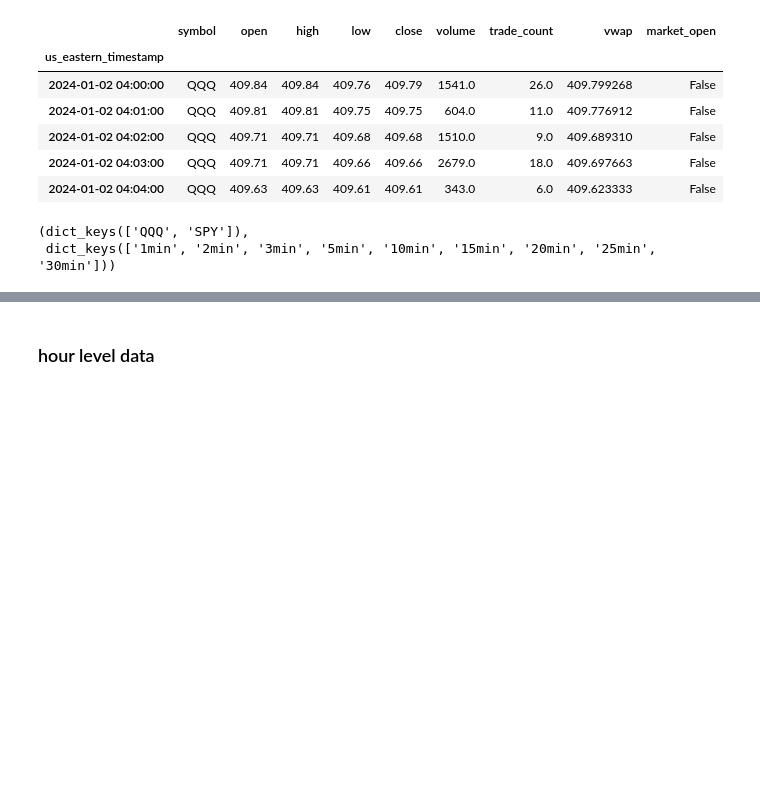
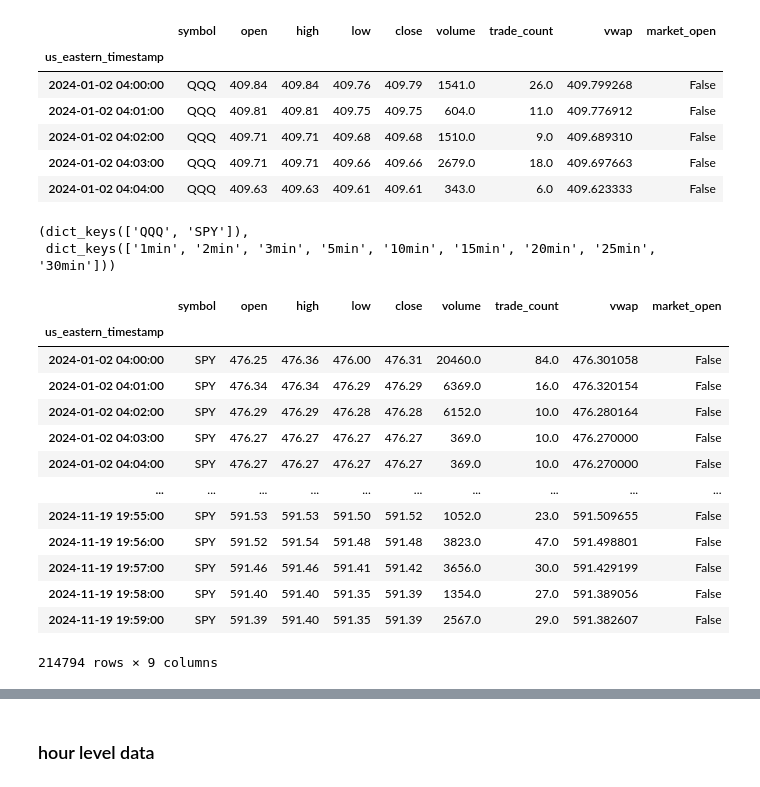
Before and after one commit to hub-Abhishek/AthenaInsights, a Jupyter notebook: notebooks/data_cleaning/data_prep.ipynb, the cells around one changed output, grey strips where cells are left out. Drawn from its saved outputs; the diff is of its cells as text; code cells hidden in the pictures; blank space fills up the shorter version.

Commit message:
corrected for missing minutes in resampled data

```diff
--- a/notebooks/data_cleaning/data_prep.ipynb
+++ b/notebooks/data_cleaning/data_prep.ipynb
@@ -16,5 +7,30 @@ def process_dataset(df, symbol, datasets=None):
 # %% [markdown]
 ### minute level data
+# %%
+def process_dataset_min(df, symbol, datasets=None):
+    df = df[df.symbol==symbol]
+
+    df_backup = df.copy()
+    df_backup = df_backup.reset_index()
+    df_backup['date'] = df_backup['us_eastern_timestamp'].dt.date
+    df_backup['hr'] = df_backup['us_eastern_timestamp'].dt.hour
+    df_backup['min'] = df_backup['us_eastern_timestamp'].dt.minute
+
+    if datasets is None:
+        datasets = {}
+
+    for dur in durations:
+        new_dataset = df.resample(dur).agg({'open': 'first', 'high': 'max', 'low': 'min', 'close': 'last', 'volume': 'sum', 'trade_count': 'sum', 'market_open': 'max'})
+        new_dataset = new_dataset.reset_index()
+
+        new_dataset['date'] = new_dataset['us_eastern_timestamp'].dt.date
+        new_dataset['hr'] = new_dataset['us_eastern_timestamp'].dt.hour
+        new_dataset['min'] = new_dataset['us_eastern_timestamp'].dt.minute
+
+        new_dataset = new_dataset.merge(df_backup[['date', 'hr', 'min']], on=['date', 'hr', 'min'])
+
+        datasets[dur] = new_dataset.set_index('us_eastern_timestamp').drop(columns=['date', 'hr', 'min']).copy()
+    return datasets
 # %%
 bucket_loc = 's3://sisyphus-general-bucket/AthenaInsights'
 data_folder = 'latest_data'
@@ -110,9 +126,26 @@ durations = ['2min', '3min', '5min', '10min', '15min', '20min', '25min', '30min'
 for sym in symbol:
     datasets[sym] = {}
     datasets[sym]['1min'] = df[df.symbol==sym].copy()
-    datasets[sym] = process_dataset(df, sym, datasets[sym])
+    datasets[sym] = process_dataset_min(df, sym, datasets[sym])
 # %%
 datasets.keys(), datasets['SPY'].keys()
 # %% [output]
 (dict_keys(['QQQ', 'SPY']),
  dict_keys(['1min', '2min', '3min', '5min', '10min', '15min', '20min', '25min', '30min']))
+# %%
+datasets['SPY']['1min']
+# %% [output]
+|  | symbol | open | high | low | close | volume | trade_count | vwap | market_open |
+| us_eastern_timestamp |  |  |  |  |  |  |  |  |  |
+| 2024-01-02 04:00:00 | SPY | 476.25 | 476.36 | 476.00 | 476.31 | 20460.0 | 84.0 | 476.301058 | False |
+| 2024-01-02 04:01:00 | SPY | 476.34 | 476.34 | 476.29 | 476.29 | 6369.0 | 16.0 | 476.320154 | False |
+| 2024-01-02 04:02:00 | SPY | 476.29 | 476.29 | 476.28 | 476.28 | 6152.0 | 10.0 | 476.280164 | False |
+| 2024-01-02 04:03:00 | SPY | 476.27 | 476.27 | 476.27 | 476.27 | 369.0 | 10.0 | 476.270000 | False |
+| 2024-01-02 04:04:00 | SPY | 476.27 | 476.27 | 476.27 | 476.27 | 369.0 | 10.0 | 476.270000 | False |
+| ... | ... | ... | ... | ... | ... | ... | ... | ... | ... |
+| 2024-11-19 19:55:00 | SPY | 591.53 | 591.53 | 591.50 | 591.52 | 1052.0 | 23.0 | 591.509655 | False |
+| 2024-11-19 19:56:00 | SPY | 591.52 | 591.54 | 591.48 | 591.48 | 3823.0 | 47.0 | 591.498801 | False |
+| 2024-11-19 19:57:00 | SPY | 591.46 | 591.46 | 591.41 | 591.42 | 3656.0 | 30.0 | 591.429199 | False |
+| 2024-11-19 19:58:00 | SPY | 591.40 | 591.40 | 591.35 | 591.39 | 1354.0 | 27.0 | 591.389056 | False |
+| 2024-11-19 19:59:00 | SPY | 591.39 | 591.40 | 591.35 | 591.39 | 2567.0 | 29.0 | 591.382607 | False |
+214794 rows × 9 columns
```
Also changed, not shown: parts of 14 cells of this notebook, 4 other files.
